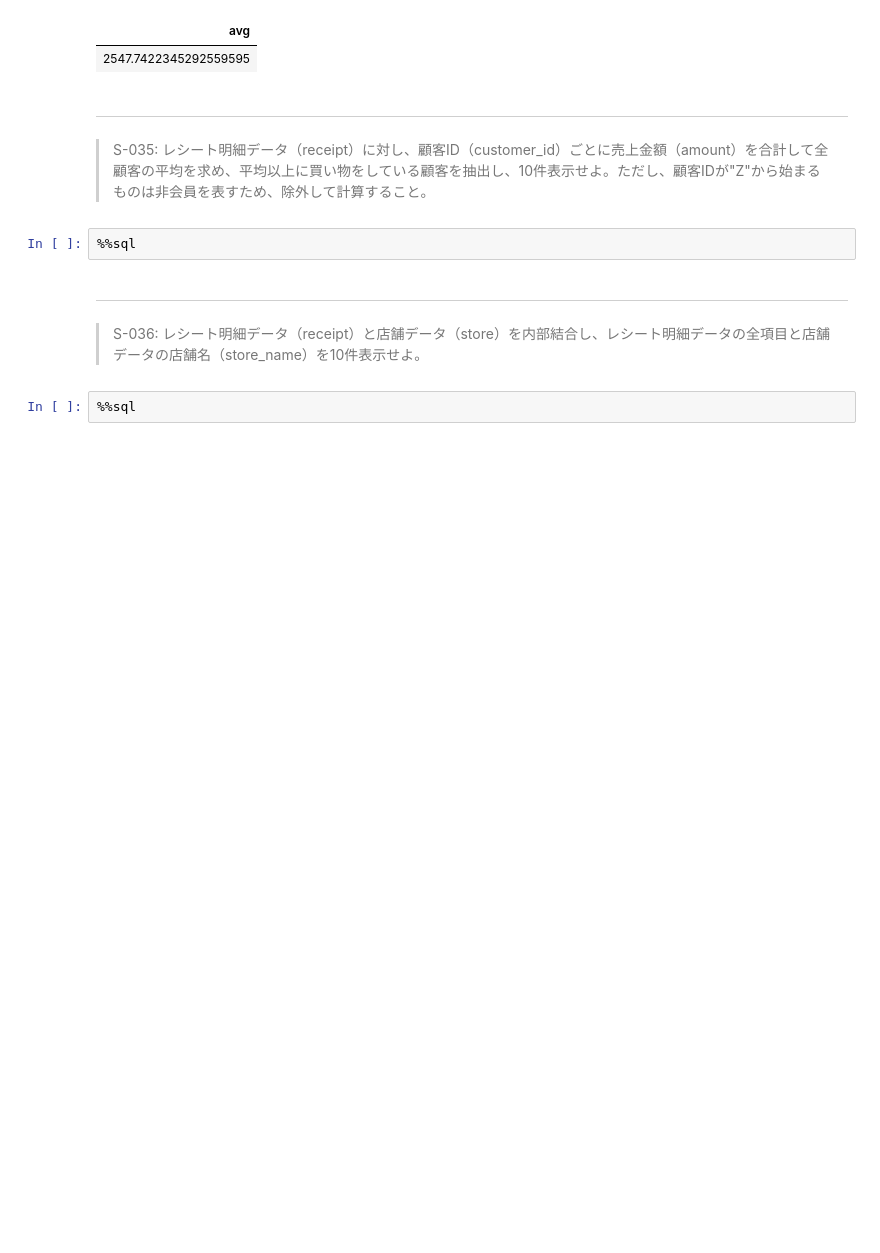
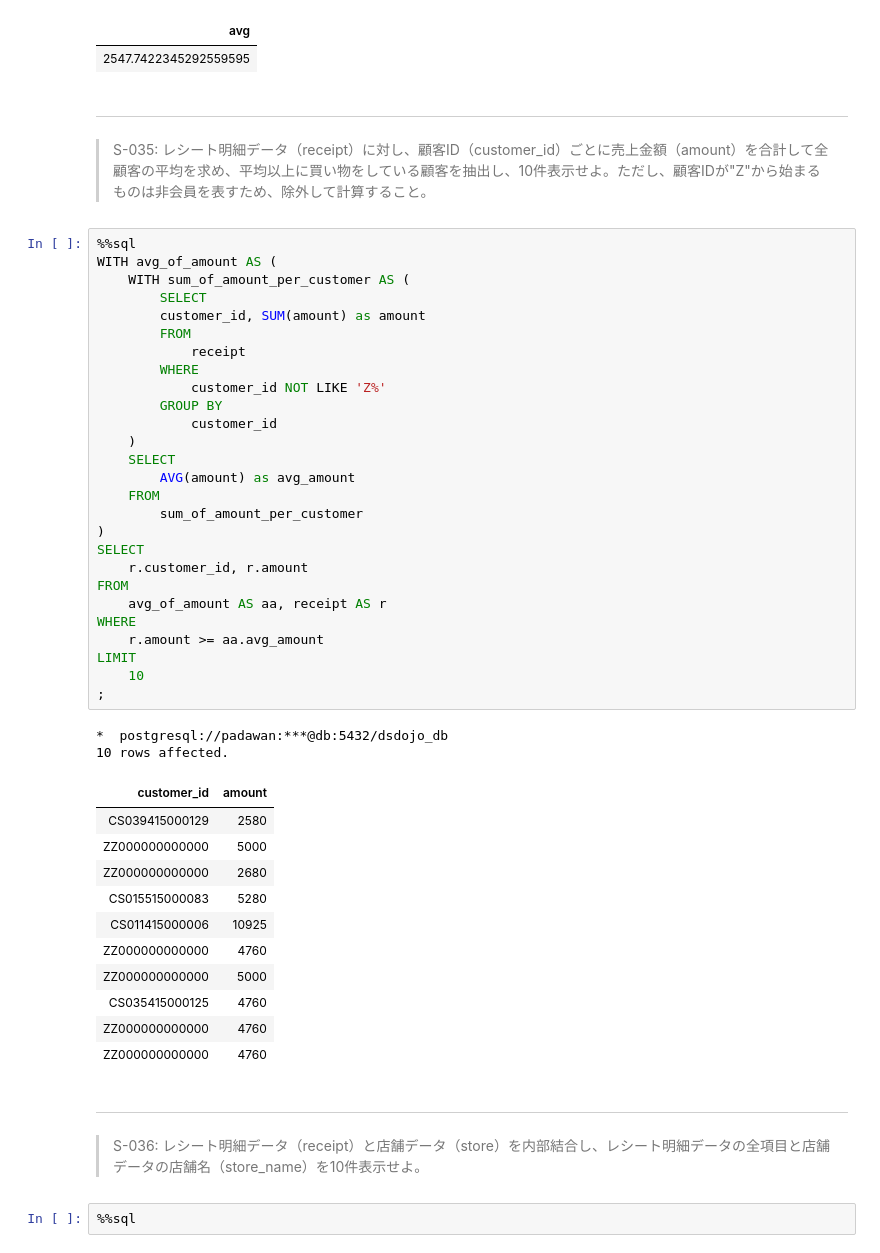
Before and after one commit to ryomaejii/100knocks-preprocess, a Jupyter notebook: docker/work/preprocess_knock_SQL.ipynb, the cells around one changed output. Cells and saved outputs as stored; diff of their text form; blank space fills up the shorter version.

```diff
--- a/docker/work/preprocess_knock_SQL.ipynb
+++ b/docker/work/preprocess_knock_SQL.ipynb
@@ -861,8 +861,47 @@ FROM
 # %% [markdown]
 ---
 > S-035: レシート明細データ（receipt）に対し、顧客ID（customer_id）ごとに売上金額（amount）を合計して全顧客の平均を求め、平均以上に買い物をしている顧客を抽出し、10件表示せよ。ただし、顧客IDが"Z"から始まるものは非会員を表すため、除外して計算すること。
-# %%
-%%sql
+# %%
+%%sql
+WITH avg_of_amount AS (
+    WITH sum_of_amount_per_customer AS (
+        SELECT
+        customer_id, SUM(amount) as amount
+        FROM
+            receipt
+        WHERE
+            customer_id NOT LIKE 'Z%'
+        GROUP BY
+            customer_id
+    )
+    SELECT
+        AVG(amount) as avg_amount
+    FROM
+        sum_of_amount_per_customer
+)
+SELECT
+    r.customer_id, r.amount
+FROM
+    avg_of_amount AS aa, receipt AS r
+WHERE
+    r.amount >= aa.avg_amount
+LIMIT
+    10
+;
+# %% [output]
+*  postgresql://padawan:***@db:5432/dsdojo_db
+10 rows affected.
+| customer_id | amount |
+| CS039415000129 | 2580 |
+| ZZ000000000000 | 5000 |
+| ZZ000000000000 | 2680 |
+| CS015515000083 | 5280 |
+| CS011415000006 | 10925 |
+| ZZ000000000000 | 4760 |
+| ZZ000000000000 | 5000 |
+| CS035415000125 | 4760 |
+| ZZ000000000000 | 4760 |
+| ZZ000000000000 | 4760 |
 # %% [markdown]
 ---
 > S-036: レシート明細データ（receipt）と店舗データ（store）を内部結合し、レシート明細データの全項目と店舗データの店舗名（store_name）を10件表示せよ。
```
Also changed, not shown: 1 other file.
